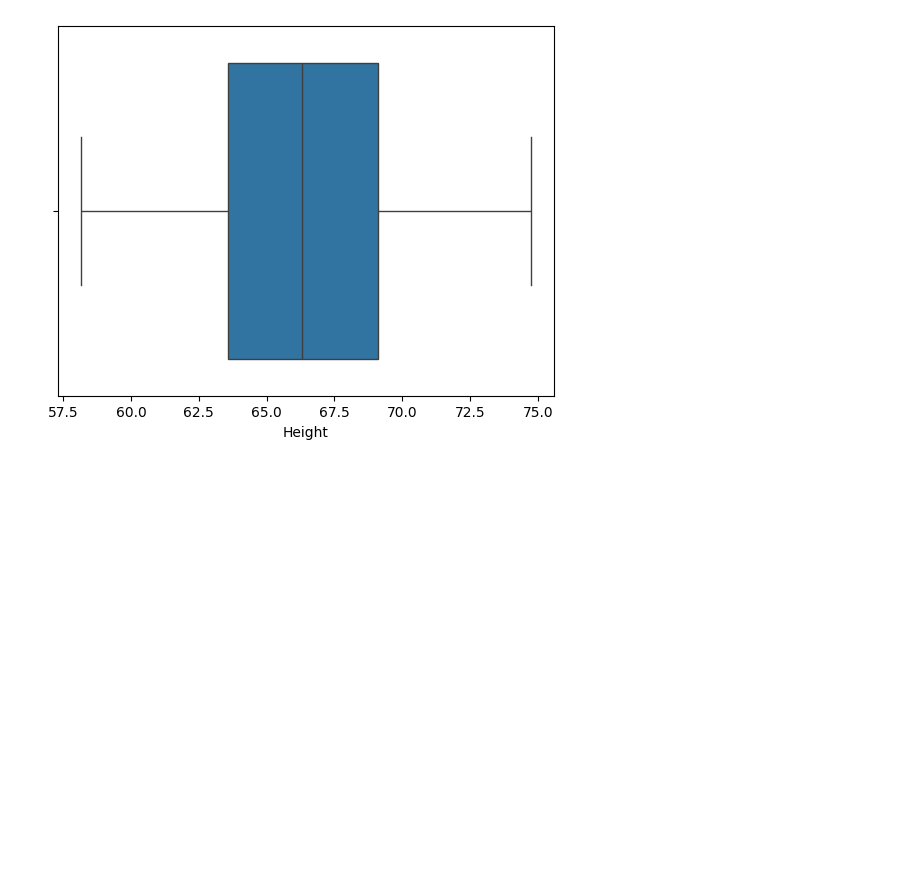
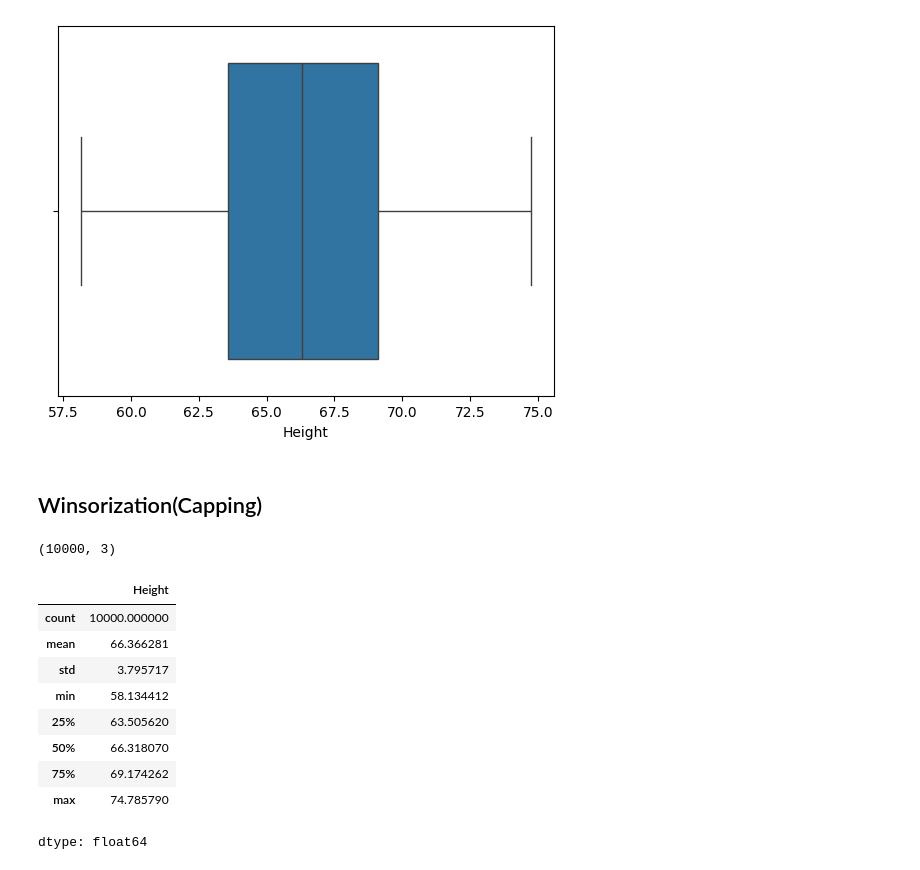
Before and after one commit to Muhammad-Waleed-Source/Machine-Learning, a Jupyter notebook: Day-44/Percentile-Winsorization.ipynb, the cells around one changed output. Saved outputs shown, nothing was run; the diff lists cells and outputs as text; code cells hidden in the pictures; blank space fills up the shorter version.

Commit message:
Winsorization

```diff
--- a/Day-44/Percentile-Winsorization.ipynb
+++ b/Day-44/Percentile-Winsorization.ipynb
@@ -108,3 +108,5 @@ sns.boxplot(new_df['Height'], orient='h')
 # %% [output]
 <Axes: xlabel='Height'>
 [figure]
+# %% [markdown]
+## Winsorization(Capping)
@@ -110,0 +119,17 @@ sns.boxplot(new_df['Height'], orient='h')
+# %%
+df.shape
+# %% [output]
+(10000, 3)
+# %%
+df['Height'].describe()
+# %% [output]
+|  | Height |
+| count | 10000.000000 |
+| mean | 66.366281 |
+| std | 3.795717 |
+| min | 58.134412 |
+| 25% | 63.505620 |
+| 50% | 66.318070 |
+| 75% | 69.174262 |
+| max | 74.785790 |
+dtype: float64
```
Also changed, not shown: parts of 3 cells of this notebook.
